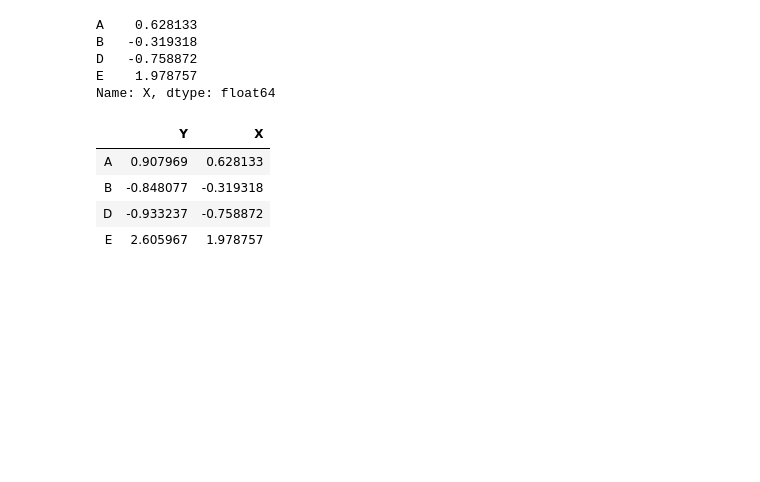
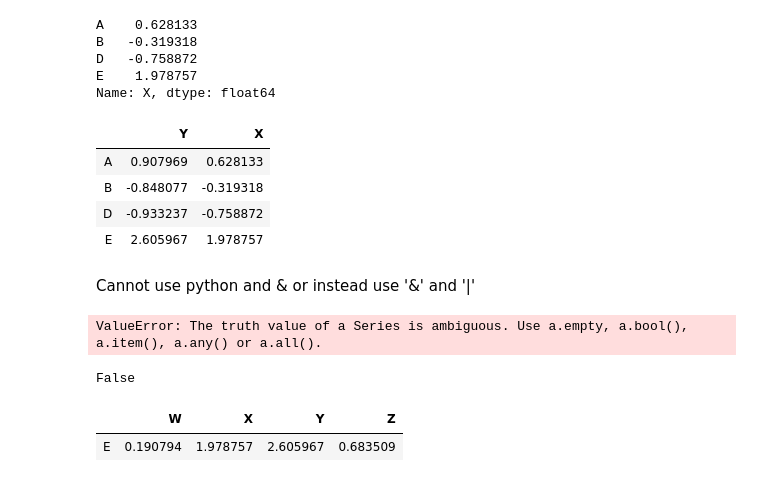
Before and after one commit to vbj187/Pandas-Basics, a Jupyter notebook: Data_Frames-One.ipynb, the cells around one changed output. Cells and saved outputs as stored; diff of their text form; code cells hidden in the pictures; blank space fills up the shorter version.

```diff
--- a/Data_Frames-One.ipynb
+++ b/Data_Frames-One.ipynb
@@ -239,3 +239,22 @@ df[df['W']>0][['Y','X']]
 | B | -0.848077 | -0.319318 |
 | D | -0.933237 | -0.758872 |
 | E | 2.605967 | 1.978757 |
+# %% [markdown]
+Cannot use python and & or
+instead use '&' and '|'
+# %%
+#can't return anything for the current code.
+#reason is below
+df[(df['W']>0) and (df['Y']>1)]
+# %% [output]
+ValueError: The truth value of a Series is ambiguous. Use a.empty, a.bool(), a.item(), a.any() or a.all().
+# %%
+True and False
+# %% [output]
+False
+# %%
+#use &
+df[(df['W']>0) & (df['Y']>1)]
+# %% [output]
+|  | W | X | Y | Z |
+| E | 0.190794 | 1.978757 | 2.605967 | 0.683509 |
```
Also changed, not shown: parts of 8 cells of this notebook.
